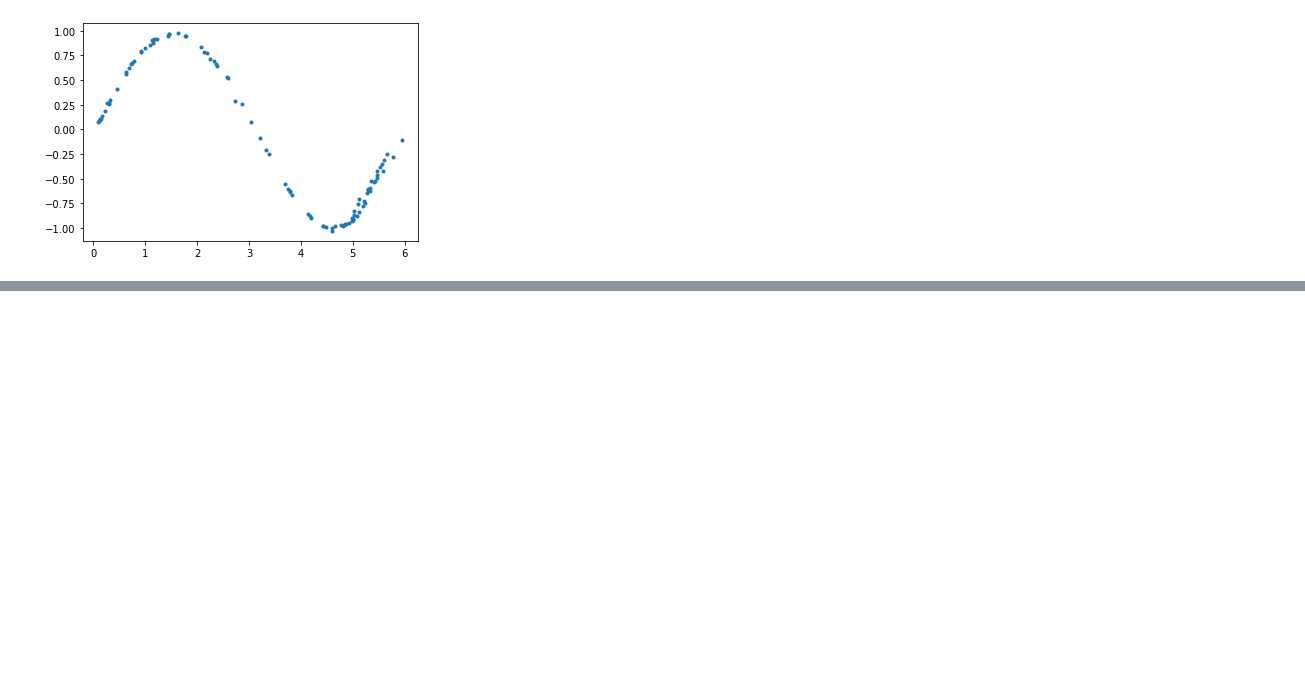
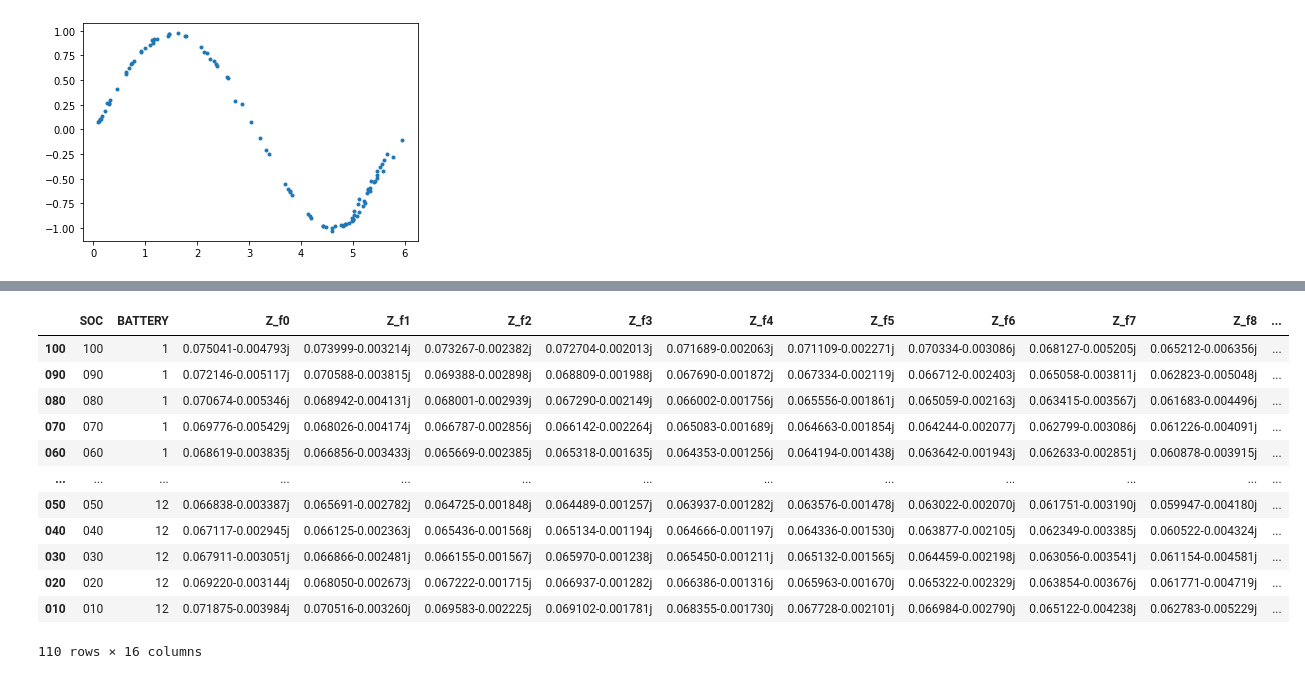
Before and after one commit to emanbuc/ML-GAN, a Jupyter notebook: Signal_generation_GAN.ipynb, the cells around one changed output, grey strips where cells are left out. Drawn from its saved outputs; the diff is of its cells as text; code cells hidden in the pictures; blank space fills up the shorter version.

```diff
--- a/Signal_generation_GAN.ipynb
+++ b/Signal_generation_GAN.ipynb
@@ -344,0 +379,20 @@ plt.plot(generated_samples[:, 0], generated_samples[:, 1], ".")
+# %%
+#configuration dictionary
+config ={}
+
+# Root working folder (local or Google Drive)
+# config['ROOT_DIR'] = get_root_path("batterie")
+config['ROOT_DIR'] = get_root_path("batterie")
+
+# Folder with dataset in CSV format
+#config['DATASETS_DIR'] = config['ROOT_DIR']+"/datasets"
+config['DATASETS_DIR'] = config['ROOT_DIR']+"/datasets/EIS-vs-SOC-2022"
+
+# List of SoC level into dataset
+#config['soc_list']=['100','090','080','070','060','050','040','030','020','010']
+config['soc_list']=['100','090','080','070','060','050','040','030','020','010']
+
+
+# Folder to store trained model
+#config['MODELS_DIR'] = config['ROOT_DIR']+"/models"
+config['MODELS_DIR'] = config['ROOT_DIR']+"/models"
@@ -344,0 +402,6 @@ plt.plot(generated_samples[:, 0], generated_samples[:, 1], ".")
+# %%
+# Data acquition file to load from dateset folder
+# EIS Dataset https://data.mendeley.com/datasets/ch3sydbbrg/2
+frequency_list=[ 0.05, 0.1, 0.2, 0.4, 1, 2, 4, 10, 20, 40, 100, 200, 400, 1000]
+battery_list=[1,2,3,4,5,7,8,9,10,11,12] # Data acquitions 6,13 to be used for TEST]
+dataset,feature_col_names=load_soc_dataset(battery_list,config["soc_list"],config['DATASETS_DIR'])
@@ -344,0 +425,16 @@ plt.plot(generated_samples[:, 0], generated_samples[:, 1], ".")
+# %%
+dataset
+# %% [output]
+|  | SOC | BATTERY | Z_f0 | Z_f1 | Z_f2 | Z_f3 | Z_f4 | Z_f5 | Z_f6 | Z_f7 | Z_f8 | ... |
+| 100 | 100 | 1 | 0.075041-0.004793j | 0.073999-0.003214j | 0.073267-0.002382j | 0.072704-0.002013j | 0.071689-0.002063j | 0.071109-0.002271j | 0.070334-0.003086j | 0.068127-0.005205j | 0.065212-0.006356j | ... |
+| 090 | 090 | 1 | 0.072146-0.005117j | 0.070588-0.003815j | 0.069388-0.002898j | 0.068809-0.001988j | 0.067690-0.001872j | 0.067334-0.002119j | 0.066712-0.002403j | 0.065058-0.003811j | 0.062823-0.005048j | ... |
+| 080 | 080 | 1 | 0.070674-0.005346j | 0.068942-0.004131j | 0.068001-0.002939j | 0.067290-0.002149j | 0.066002-0.001756j | 0.065556-0.001861j | 0.065059-0.002163j | 0.063415-0.003567j | 0.061683-0.004496j | ... |
+| 070 | 070 | 1 | 0.069776-0.005429j | 0.068026-0.004174j | 0.066787-0.002856j | 0.066142-0.002264j | 0.065083-0.001689j | 0.064663-0.001854j | 0.064244-0.002077j | 0.062799-0.003086j | 0.061226-0.004091j | ... |
+| 060 | 060 | 1 | 0.068619-0.003835j | 0.066856-0.003433j | 0.065669-0.002385j | 0.065318-0.001635j | 0.064353-0.001256j | 0.064194-0.001438j | 0.063642-0.001943j | 0.062633-0.002851j | 0.060878-0.003915j | ... |
+| ... | ... | ... | ... | ... | ... | ... | ... | ... | ... | ... | ... | ... |
+| 050 | 050 | 12 | 0.066838-0.003387j | 0.065691-0.002782j | 0.064725-0.001848j | 0.064489-0.001257j | 0.063937-0.001282j | 0.063576-0.001478j | 0.063022-0.002070j | 0.061751-0.003190j | 0.059947-0.004180j | ... |
+| 040 | 040 | 12 | 0.067117-0.002945j | 0.066125-0.002363j | 0.065436-0.001568j | 0.065134-0.001194j | 0.064666-0.001197j | 0.064336-0.001530j | 0.063877-0.002105j | 0.062349-0.003385j | 0.060522-0.004324j | ... |
+| 030 | 030 | 12 | 0.067911-0.003051j | 0.066866-0.002481j | 0.066155-0.001567j | 0.065970-0.001238j | 0.065450-0.001211j | 0.065132-0.001565j | 0.064459-0.002198j | 0.063056-0.003541j | 0.061154-0.004581j | ... |
+| 020 | 020 | 12 | 0.069220-0.003144j | 0.068050-0.002673j | 0.067222-0.001715j | 0.066937-0.001282j | 0.066386-0.001316j | 0.065963-0.001670j | 0.065322-0.002329j | 0.063854-0.003676j | 0.061771-0.004719j | ... |
+| 010 | 010 | 12 | 0.071875-0.003984j | 0.070516-0.003260j | 0.069583-0.002225j | 0.069102-0.001781j | 0.068355-0.001730j | 0.067728-0.002101j | 0.066984-0.002790j | 0.065122-0.004238j | 0.062783-0.005229j | ... |
+110 rows × 16 columns
```
Also changed, not shown: parts of 17 cells of this notebook.
